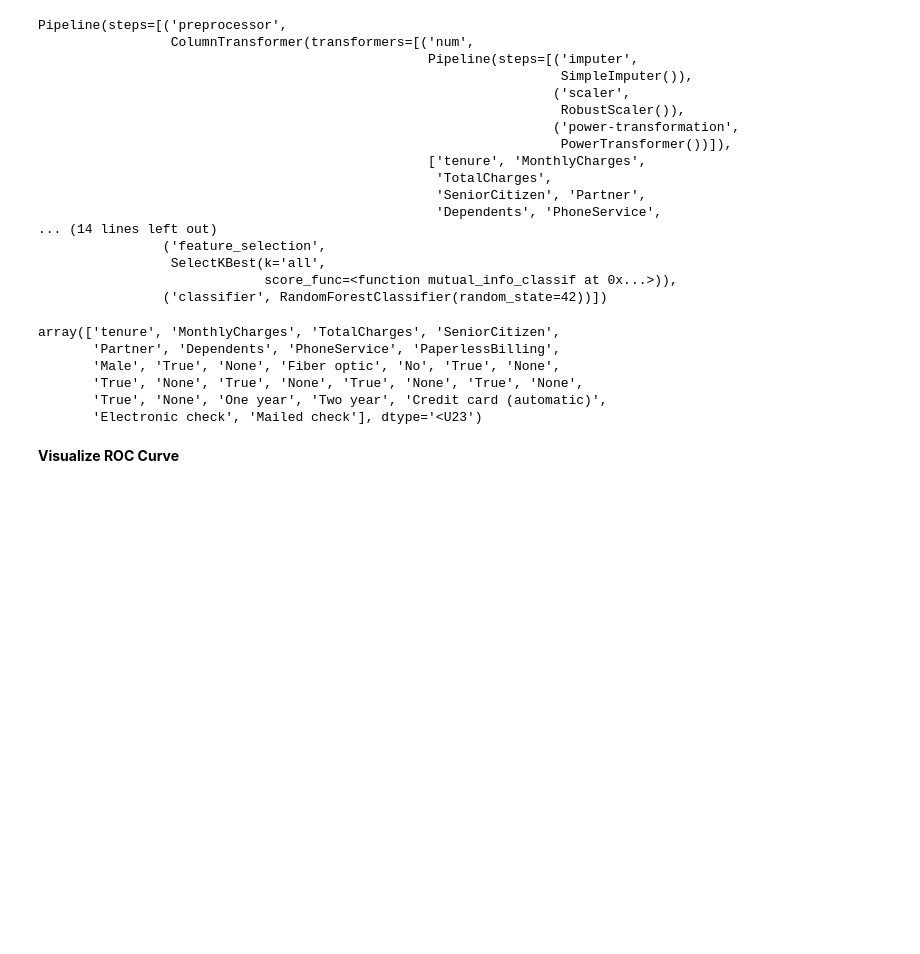
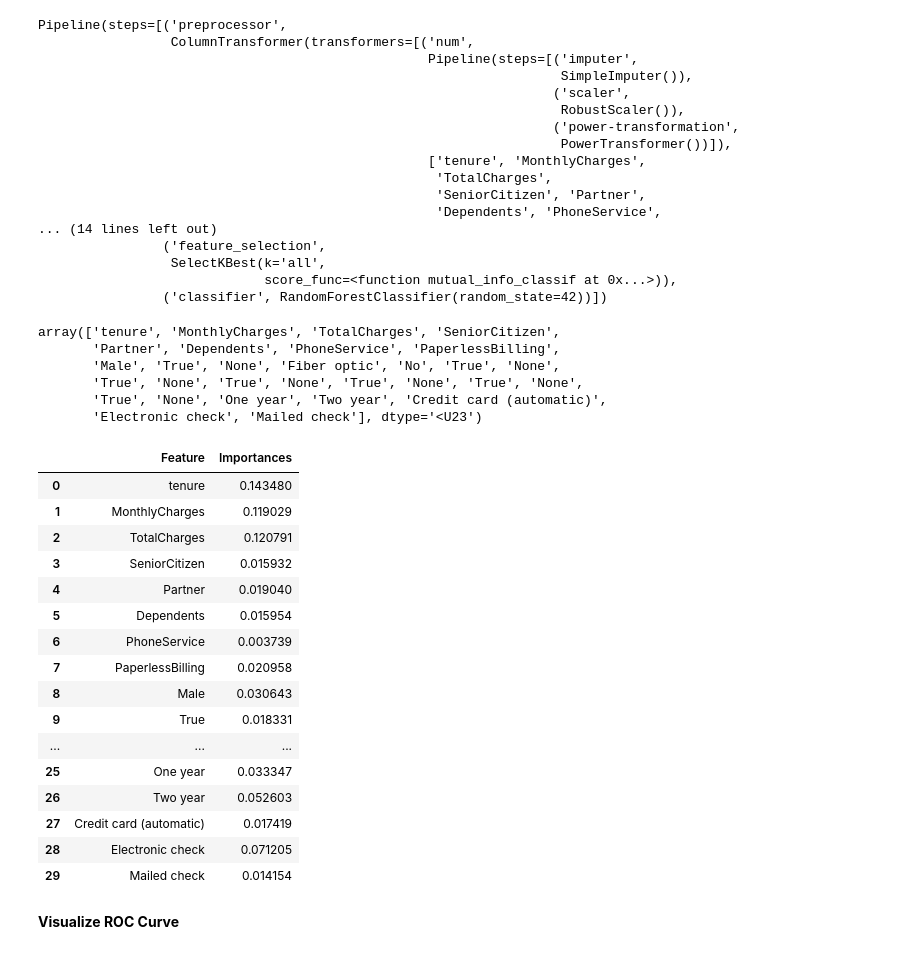
Before and after one commit to Ogoms/Customer-Churn-Prediction, a Jupyter notebook: Notebook/main.ipynb, the cells around one changed output. Cells and saved outputs as stored; diff of their text form; code cells hidden in the pictures; blank space fills up the shorter version.

```diff
--- a/Notebook/main.ipynb
+++ b/Notebook/main.ipynb
@@ -1769,11 +1822,29 @@ array(['tenure', 'MonthlyCharges', 'TotalCharges', 'SeniorCitizen',
 # %%
 importances = rf_pipeline.named_steps['classifier'].feature_importances_
 importance_df = pd.DataFrame({
     'Feature': feature_columns,
     'Importances': importances
 })
 
-#importance_df
+importance_df
+# %% [output]
+|  | Feature | Importances |
+| 0 | tenure | 0.143480 |
+| 1 | MonthlyCharges | 0.119029 |
+| 2 | TotalCharges | 0.120791 |
+| 3 | SeniorCitizen | 0.015932 |
+| 4 | Partner | 0.019040 |
+| 5 | Dependents | 0.015954 |
+| 6 | PhoneService | 0.003739 |
+| 7 | PaperlessBilling | 0.020958 |
+| 8 | Male | 0.030643 |
+| 9 | True | 0.018331 |
+| ... | ... | ... |
+| 25 | One year | 0.033347 |
+| 26 | Two year | 0.052603 |
+| 27 | Credit card (automatic) | 0.017419 |
+| 28 | Electronic check | 0.071205 |
+| 29 | Mailed check | 0.014154 |
 # %% [markdown]
 **Visualize ROC Curve**
 # %%
```
Also changed, not shown: parts of 15 cells of this notebook, 1 other file.
